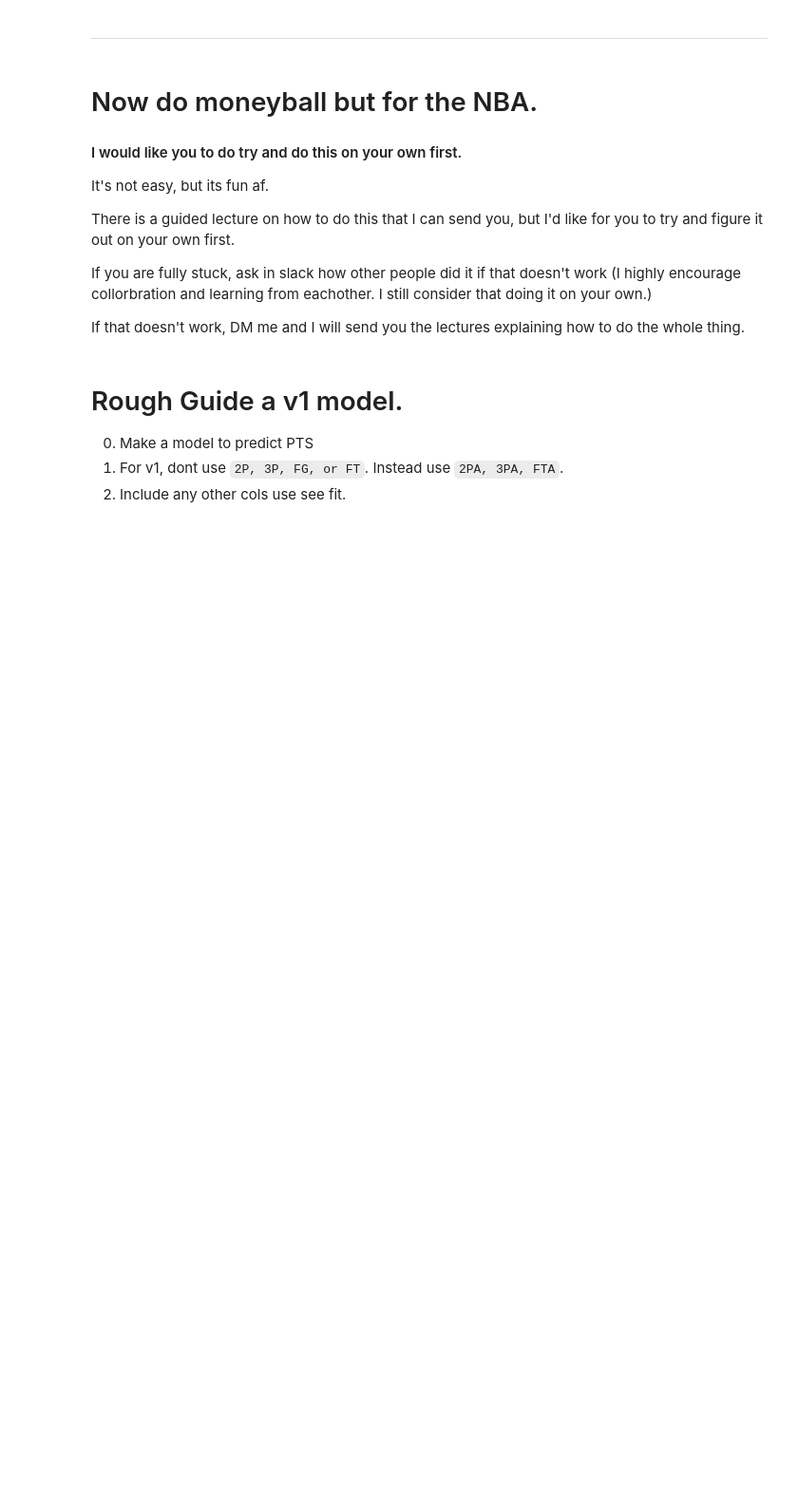
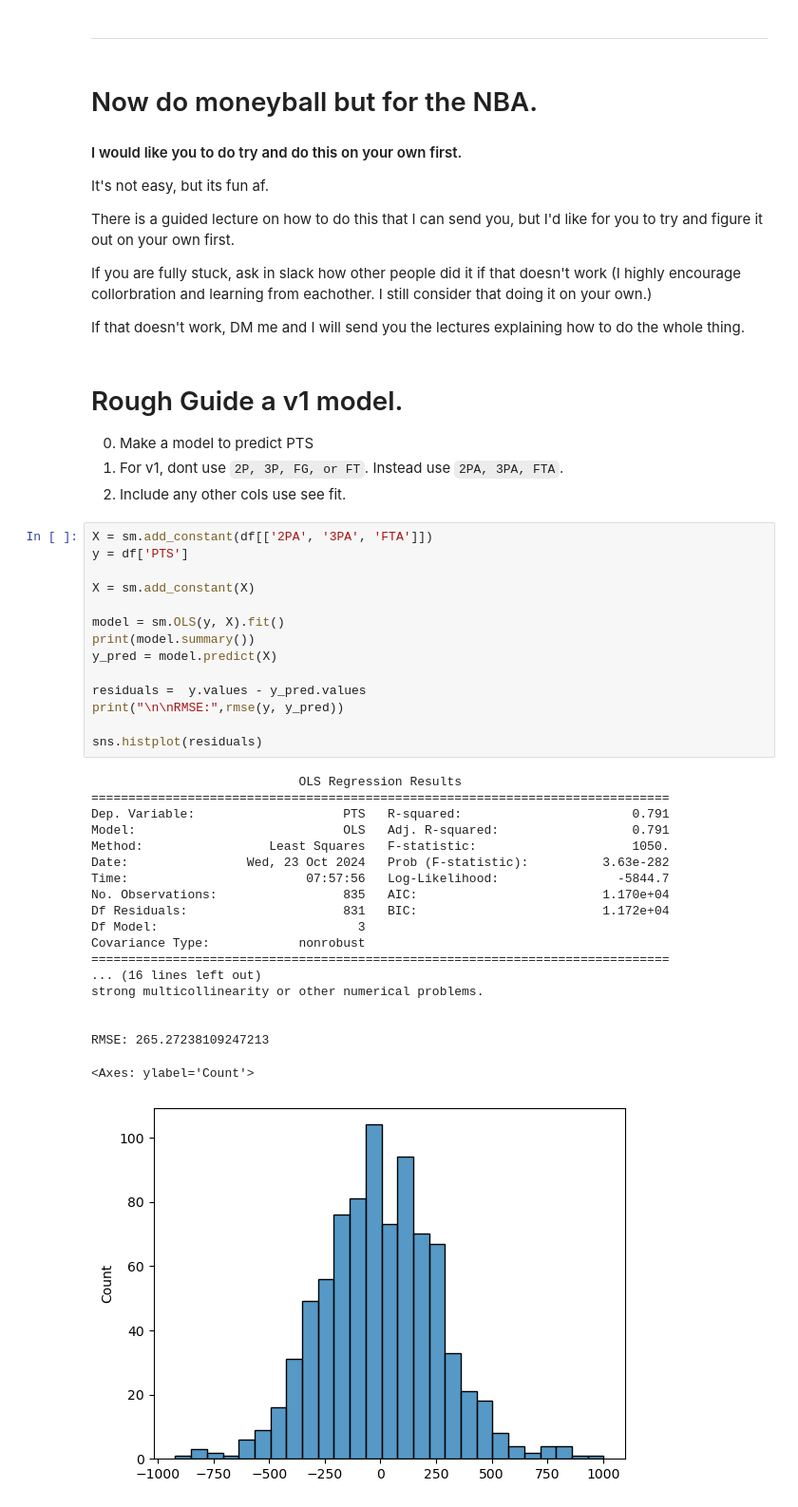
Before and after one commit to AndrewLamCS/my-fork-2024-DS-Fri-1230, a Jupyter notebook: Week-07-Regression/Exercise-AL.ipynb, the cells around one changed output. Shown at 95% size. Cells and saved outputs as stored; diff of their text form; blank space fills up the shorter version.

```diff
--- a/Week-07-Regression/Exercise-AL.ipynb
+++ b/Week-07-Regression/Exercise-AL.ipynb
@@ -196,3 +204,37 @@ If that doesn't work, DM me and I will send you the lectures explaining how to d
 0. Make a model to predict PTS
 0. For v1, dont use `2P, 3P, FG, or FT`.  Instead use `2PA, 3PA, FTA`.
 0. Include any other cols use see fit.
+# %%
+X = sm.add_constant(df[['2PA', '3PA', 'FTA']])
+y = df['PTS']
+
+X = sm.add_constant(X)
+
+model = sm.OLS(y, X).fit()
+print(model.summary())
+y_pred = model.predict(X)
+
+residuals =  y.values - y_pred.values
+print("\n\nRMSE:",rmse(y, y_pred))
+
+sns.histplot(residuals)
+# %% [output]
+                            OLS Regression Results
+==============================================================================
+Dep. Variable:                    PTS   R-squared:                       0.791
+Model:                            OLS   Adj. R-squared:                  0.791
+Method:                 Least Squares   F-statistic:                     1050.
+Date:                Wed, 23 Oct 2024   Prob (F-statistic):          3.63e-282
+Time:                        07:57:56   Log-Likelihood:                -5844.7
+No. Observations:                 835   AIC:                         1.170e+04
+Df Residuals:                     831   BIC:                         1.172e+04
+Df Model:                           3
+Covariance Type:            nonrobust
+==============================================================================
+... (16 lines left out)
+strong multicollinearity or other numerical problems.
+
+
+RMSE: 265.27238109247213
+<Axes: ylabel='Count'>
+[figure, added]
```
Also changed, not shown: parts of 3 cells of this notebook.
